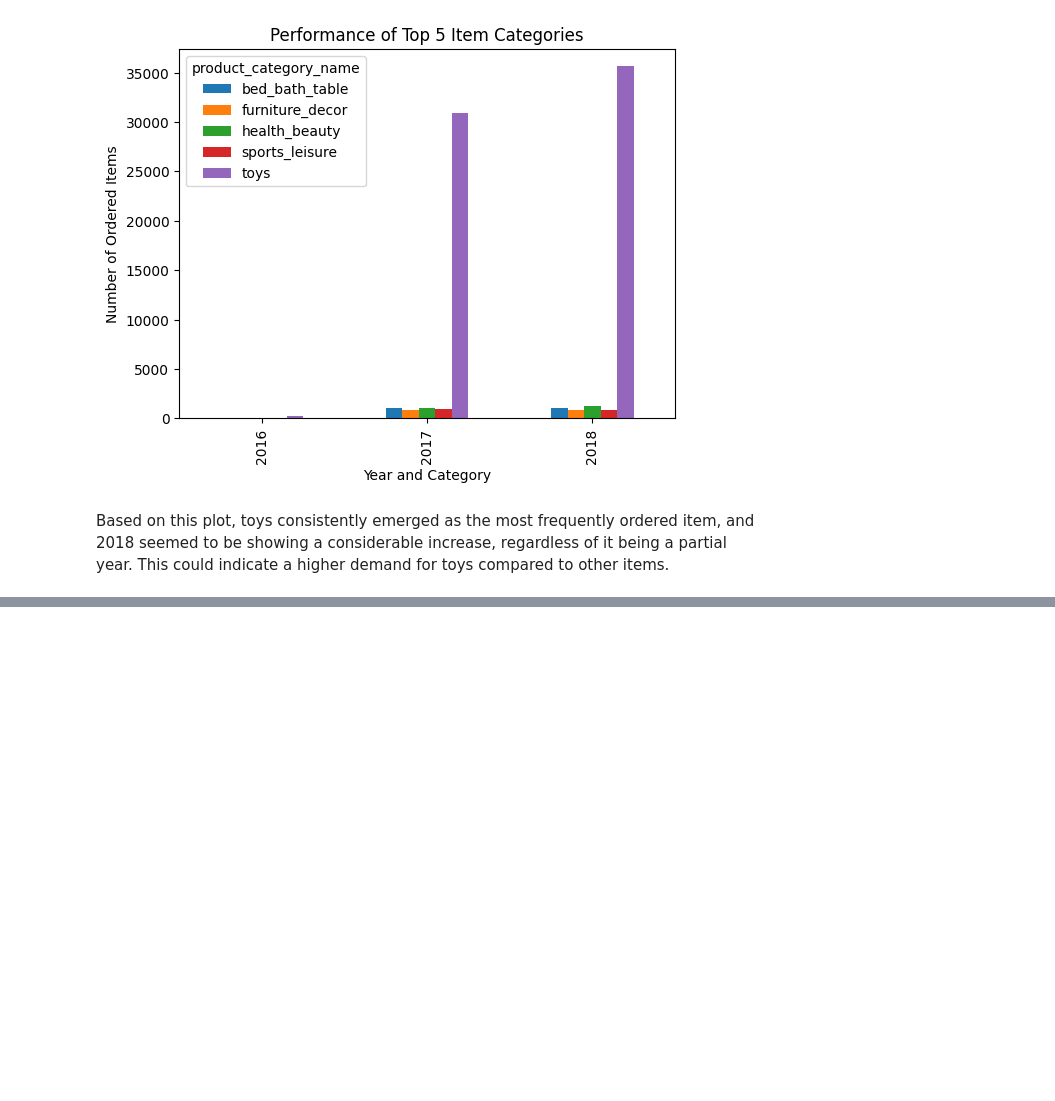
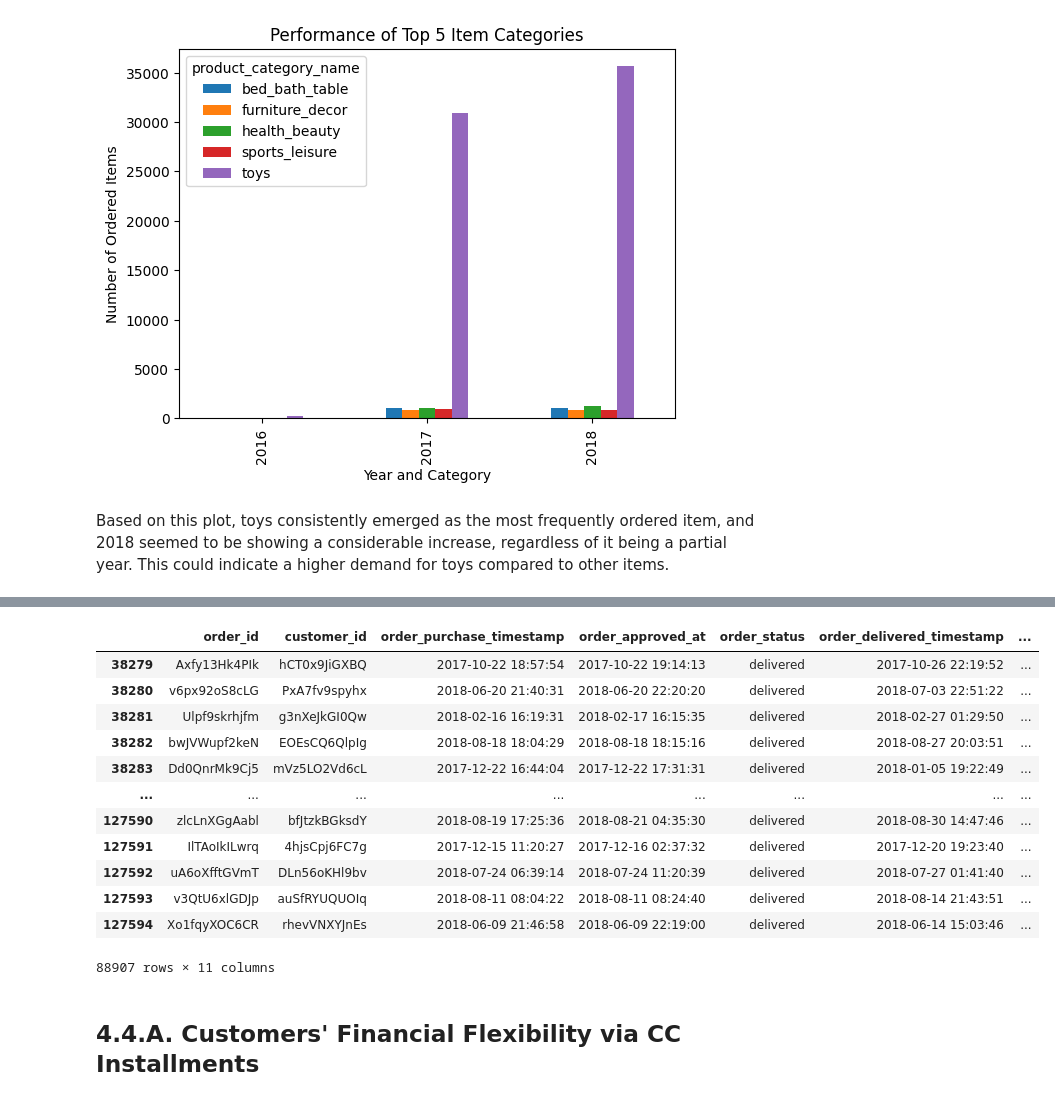
Before and after one commit to juanyeremia/ecommerce_sc_analysis, a Jupyter notebook: eda.ipynb, the cells around one changed output, grey strips where cells are left out. Saved outputs shown, nothing was run; the diff lists cells and outputs as text; code cells hidden in the pictures; blank space fills up the shorter version.

Commit message:
Update: 1. Started 4.4. WIP Data Processing, merged df_orders and df_payments.

```diff
--- a/eda.ipynb
+++ b/eda.ipynb
@@ -648,0 +659,29 @@ Based on this plot, toys consistently emerged as the most frequently ordered ite
+# %%
+# Join tables
+df_orders_payments = df_orders.merge(
+    df_payments,
+    on="order_id",
+    how="left"
+)
+
+# Filter out 'canceled' and no status orders
+df_orders_payments = df_orders_payments[df_orders_payments["order_status"] != 'canceled']
+df_orders_payments = df_orders_payments[df_orders_payments["order_status"].notna()]
+
+df_orders_payments
+# %% [output]
+|  | order_id | customer_id | order_purchase_timestamp | order_approved_at | order_status | order_delivered_timestamp | ... |
+| 38279 | Axfy13Hk4PIk | hCT0x9JiGXBQ | 2017-10-22 18:57:54 | 2017-10-22 19:14:13 | delivered | 2017-10-26 22:19:52 | ... |
+| 38280 | v6px92oS8cLG | PxA7fv9spyhx | 2018-06-20 21:40:31 | 2018-06-20 22:20:20 | delivered | 2018-07-03 22:51:22 | ... |
+| 38281 | Ulpf9skrhjfm | g3nXeJkGI0Qw | 2018-02-16 16:19:31 | 2018-02-17 16:15:35 | delivered | 2018-02-27 01:29:50 | ... |
+| 38282 | bwJVWupf2keN | EOEsCQ6QlpIg | 2018-08-18 18:04:29 | 2018-08-18 18:15:16 | delivered | 2018-08-27 20:03:51 | ... |
+| 38283 | Dd0QnrMk9Cj5 | mVz5LO2Vd6cL | 2017-12-22 16:44:04 | 2017-12-22 17:31:31 | delivered | 2018-01-05 19:22:49 | ... |
+| ... | ... | ... | ... | ... | ... | ... | ... |
+| 127590 | zlcLnXGgAabl | bfJtzkBGksdY | 2018-08-19 17:25:36 | 2018-08-21 04:35:30 | delivered | 2018-08-30 14:47:46 | ... |
+| 127591 | IlTAoIkILwrq | 4hjsCpj6FC7g | 2017-12-15 11:20:27 | 2017-12-16 02:37:32 | delivered | 2017-12-20 19:23:40 | ... |
+| 127592 | uA6oXfftGVmT | DLn56oKHl9bv | 2018-07-24 06:39:14 | 2018-07-24 11:20:39 | delivered | 2018-07-27 01:41:40 | ... |
+| 127593 | v3QtU6xlGDJp | auSfRYUQUOIq | 2018-08-11 08:04:22 | 2018-08-11 08:24:40 | delivered | 2018-08-14 21:43:51 | ... |
+| 127594 | Xo1fqyXOC6CR | rhevVNXYJnEs | 2018-06-09 21:46:58 | 2018-06-09 22:19:00 | delivered | 2018-06-14 15:03:46 | ... |
+88907 rows × 11 columns
+# %% [markdown]
+## **4.4.A. Customers' Financial Flexibility via CC Installments**
```
Also changed, not shown: parts of 2 cells of this notebook.
